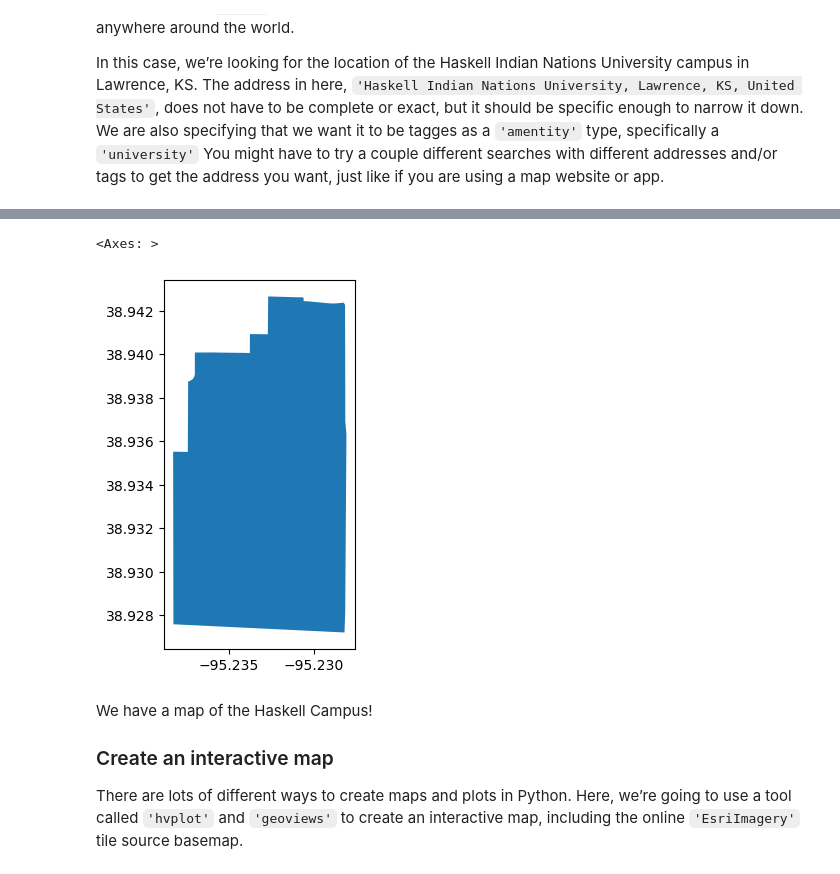
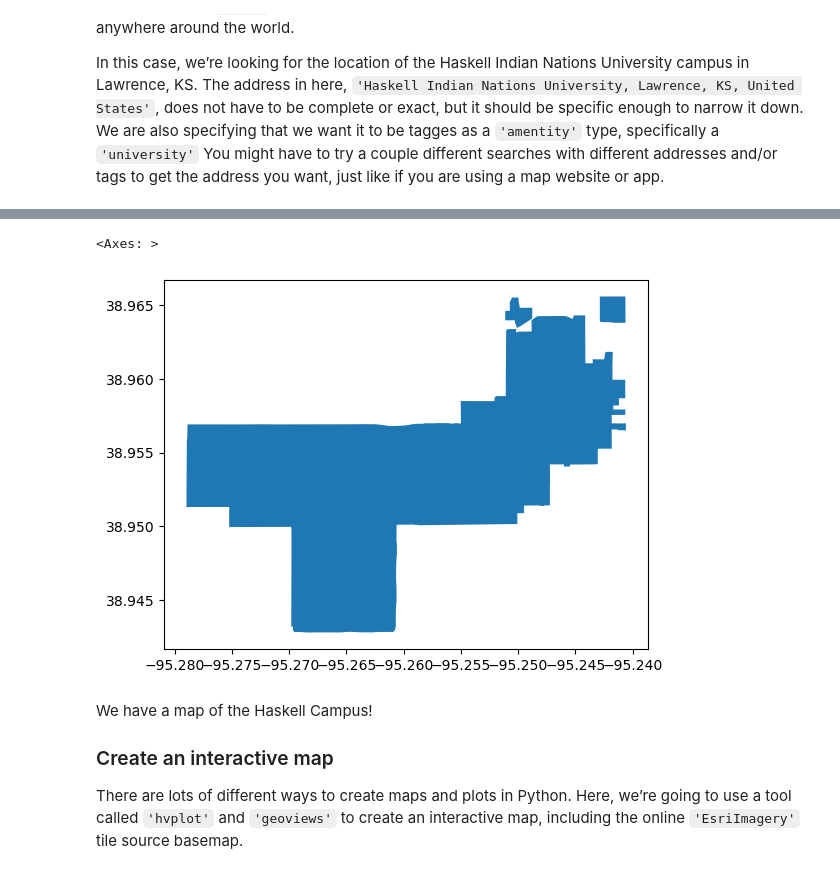
Before and after one commit to adelinekelly/first-map-template, a Jupyter notebook: first-map.ipynb, the cells around one changed output, grey strips where cells are left out. Drawn from its saved outputs; the diff is of its cells as text; code cells hidden in the pictures.

```diff
--- a/first-map.ipynb
+++ b/first-map.ipynb
@@ -49,8 +49,14 @@ couple different searches with different addresses and/or tags to get
 the address you want, just like if you are using a map website or app.
 # %%
 # Search for United Tribes Technical College
-haskell_gdf = osm.features_from_address(
-    'Haskell Indian Nations University, Lawrence, KS, United States',
+ku_gdf = osm.features_from_address(
+    'University of Kansas, Lawrence, KS, United States',
     {'amenity': ['university']})
-haskell_gdf
+ku_gdf
+
+ku_gdf = ku_gdf.loc[
+    ku_gdf.index.get_level_values('element_type') == 'relation'
+]
+
+ku_gdf
 # %% [output]
@@ -61,8 +67,8 @@ haskell_gdf
 # %%
-haskell_gdf.plot()
+ku_gdf.plot()
 # %% [output]
 <Axes: >
-[figure, old version]
+[figure, new version]
 # %% [markdown]
 We have a map of the Haskell Campus!
 
```
Also changed, not shown: parts of 2 cells of this notebook, 3 other files.
